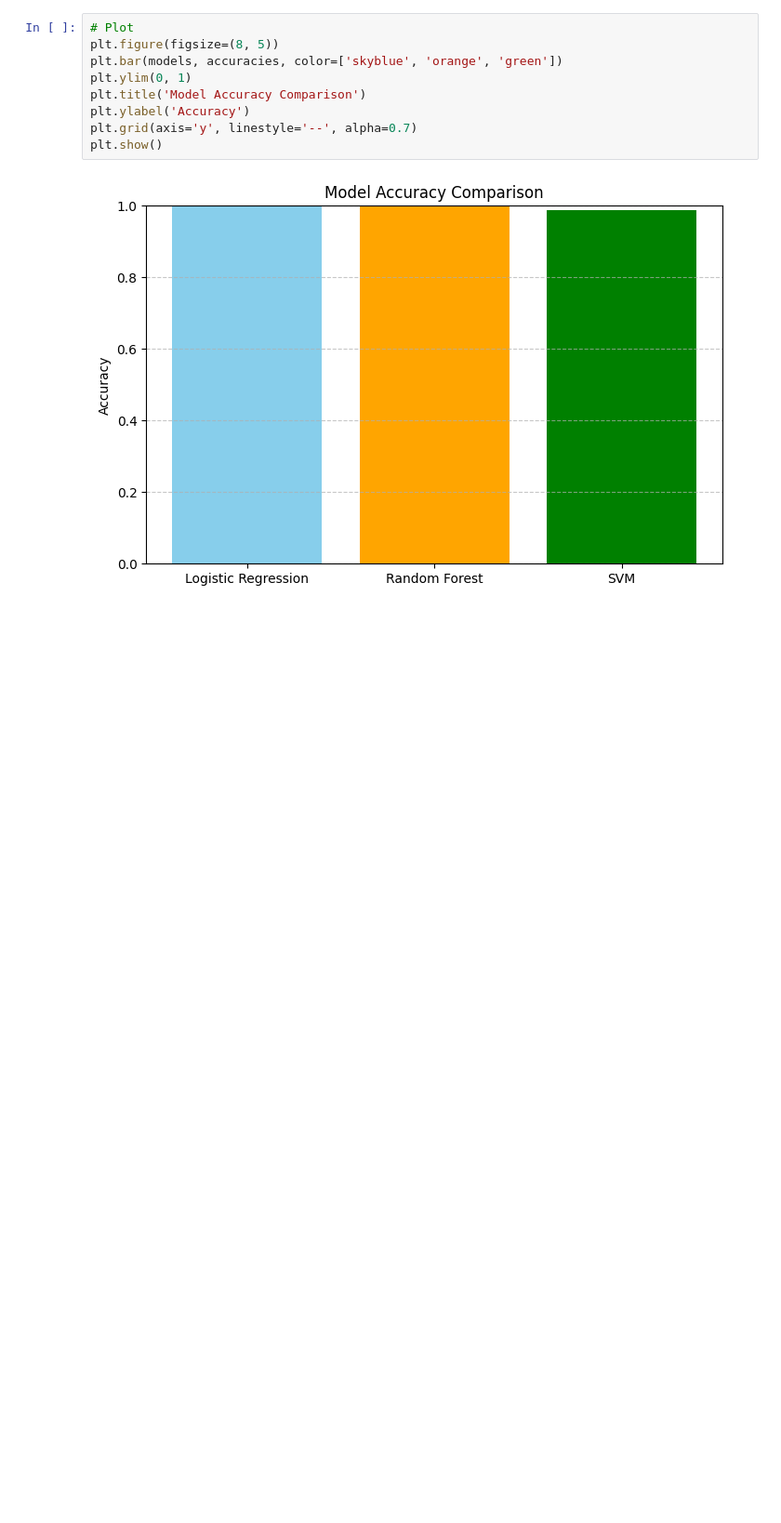
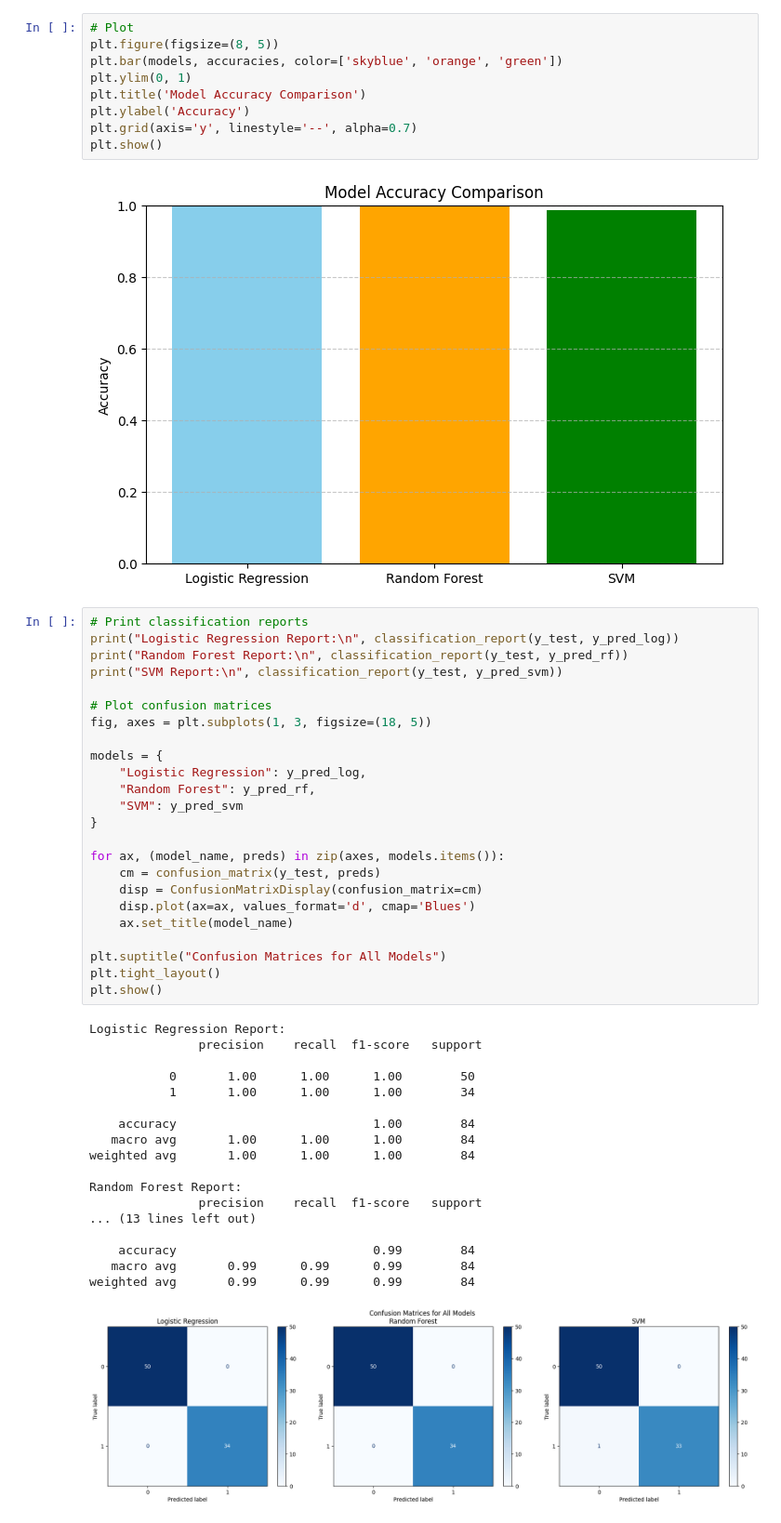
Before and after one commit to sravika1914/NeuroNexus, a Jupyter notebook: titanicPrediction.ipynb, the cells around one changed output. Shown: that part at 93% size. Drawn from its saved outputs; the diff is of its cells as text; blank space fills up the shorter version.

```diff
--- a/titanicPrediction.ipynb
+++ b/titanicPrediction.ipynb
@@ -88,3 +89,46 @@ plt.grid(axis='y', linestyle='--', alpha=0.7)
 plt.show()
 # %% [output]
 [figure]
+# %%
+# Print classification reports
+print("Logistic Regression Report:\n", classification_report(y_test, y_pred_log))
+print("Random Forest Report:\n", classification_report(y_test, y_pred_rf))
+print("SVM Report:\n", classification_report(y_test, y_pred_svm))
+
+# Plot confusion matrices
+fig, axes = plt.subplots(1, 3, figsize=(18, 5))
+
+models = {
+    "Logistic Regression": y_pred_log,
+    "Random Forest": y_pred_rf,
+    "SVM": y_pred_svm
+}
+
+for ax, (model_name, preds) in zip(axes, models.items()):
+    cm = confusion_matrix(y_test, preds)
+    disp = ConfusionMatrixDisplay(confusion_matrix=cm)
+    disp.plot(ax=ax, values_format='d', cmap='Blues')
+    ax.set_title(model_name)
+
+plt.suptitle("Confusion Matrices for All Models")
+plt.tight_layout()
+plt.show()
+# %% [output]
+Logistic Regression Report:
+               precision    recall  f1-score   support
+
+           0       1.00      1.00      1.00        50
+           1       1.00      1.00      1.00        34
+
+    accuracy                           1.00        84
+   macro avg       1.00      1.00      1.00        84
+weighted avg       1.00      1.00      1.00        84
+
+Random Forest Report:
+               precision    recall  f1-score   support
+... (13 lines left out)
+
+    accuracy                           0.99        84
+   macro avg       0.99      0.99      0.99        84
+weighted avg       0.99      0.99      0.99        84
+[figure, added]
```
Also changed, not shown: parts of 1 cell of this notebook.
